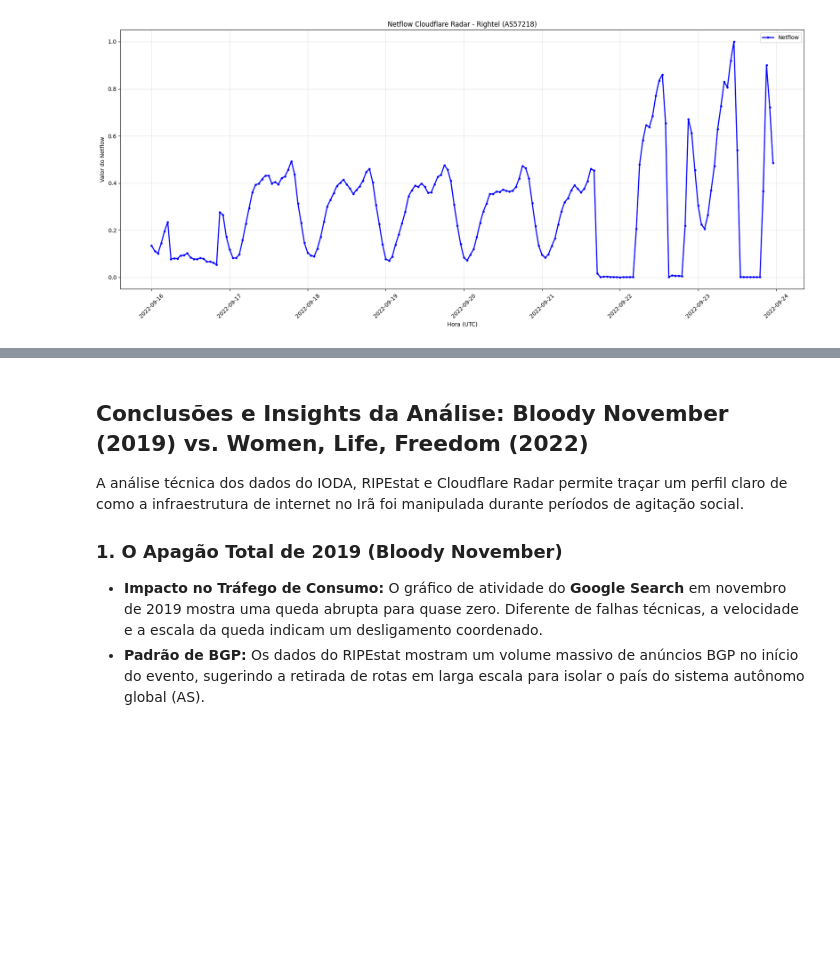
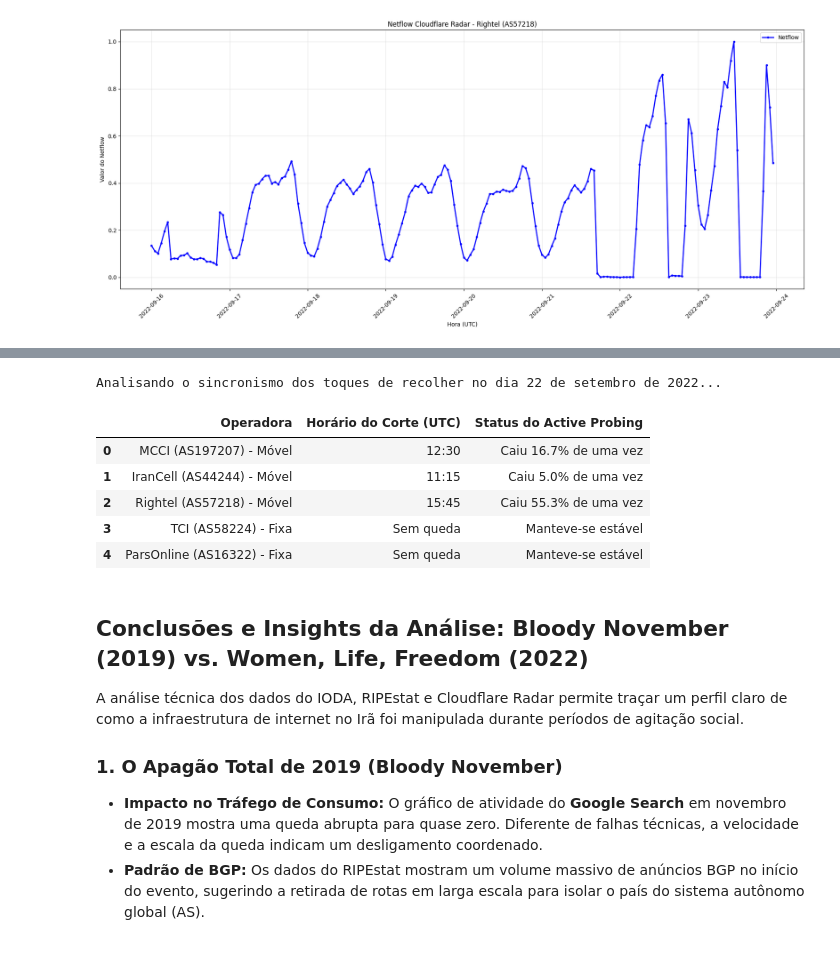
Before and after one commit to arthmelo/bgp-iran-protests-analysis, a Jupyter notebook: scripts/graficos_e_metricas.ipynb, the cells around one changed output, grey strips where cells are left out. Cells and saved outputs as stored; diff of their text form; code cells hidden in the pictures; blank space fills up the shorter version.

```diff
--- a/scripts/graficos_e_metricas.ipynb
+++ b/scripts/graficos_e_metricas.ipynb
@@ -136,3 +204,61 @@ plt.show()
+# %%
+from IPython.display import display
+
+base_path = '/content/data/2022_mahsa_amini/api-ioda/'
+
+arquivos_operadoras = {
+    'MCCI (AS197207) - Móvel': f'{base_path}ioda-as197207-(mcci-as)-22-09-16-15-51-normalized.csv',
+    'IranCell (AS44244) - Móvel': f'{base_path}ioda-as44244-(irancell-as)-22-09-16-15-51-normalized.csv',
+    'Rightel (AS57218) - Móvel': f'{base_path}ioda-as57218-(rightel)-22-09-16-15-51-normalized.csv',
+    'TCI (AS58224) - Fixa': f'{base_path}ioda-as58224-(tci)-22-09-16-15-56-normalized.csv',
+    'ParsOnline (AS16322) - Fixa': f'{base_path}ioda-as16322-(parsonline)-22-09-16-15-51-normalized.csv'
+}
+
+resultados_timing = []
+
+print("Analisando o sincronismo dos toques de recolher no dia 22 de setembro de 2022...\n")
+
+for operadora, filepath in arquivos_operadoras.items():
+    try:
+        df = pd.read_csv(filepath)
+        df['Time (UTC)'] = pd.to_datetime(df['Time (UTC)'])
+
+        mask = (df['Time (UTC)'] >= '2022-09-22 10:00:00') & (df['Time (UTC)'] <= '2022-09-22 18:00:00')
+        df_dia22 = df[mask].copy()
+
+        if not df_dia22.empty:
+            df_dia22['Variacao_Trafego'] = df_dia22['Active Probing (#/24s Up)'].diff()
+
+            maior_queda = df_dia22.loc[df_dia22['Variacao_Trafego'].idxmin()]
+
+            if maior_queda['Variacao_Trafego'] < -4.0:
+                horario_queda = maior_queda['Time (UTC)'].strftime('%H:%M')
+                detalhe = f"Caiu {abs(maior_queda['Variacao_Trafego']):.1f}% de uma vez"
+            else:
+                horario_queda = "Sem queda"
+                detalhe = "Manteve-se estável"
+
+            resultados_timing.append({
+                'Operadora': operadora,
+                'Horário do Corte (UTC)': horario_queda,
+                'Status do Active Probing': detalhe
+            })
+
+    except FileNotFoundError:
+        print(f"[ERRO] Arquivo não encontrado para {operadora}.")
+    except Exception as e:
+        print(f"[ERRO] Problema ao processar {operadora}: {e}")
+
+df_resumo = pd.DataFrame(resultados_timing)
+display(df_resumo)
+# %% [output]
+Analisando o sincronismo dos toques de recolher no dia 22 de setembro de 2022...
+|  | Operadora | Horário do Corte (UTC) | Status do Active Probing |
+| 0 | MCCI (AS197207) - Móvel | 12:30 | Caiu 16.7% de uma vez |
+| 1 | IranCell (AS44244) - Móvel | 11:15 | Caiu 5.0% de uma vez |
+| 2 | Rightel (AS57218) - Móvel | 15:45 | Caiu 55.3% de uma vez |
+| 3 | TCI (AS58224) - Fixa | Sem queda | Manteve-se estável |
+| 4 | ParsOnline (AS16322) - Fixa | Sem queda | Manteve-se estável |
 # %% [markdown]
 ## Conclusões e Insights da Análise: Bloody November (2019) vs. Women, Life, Freedom (2022)
 
```
Also changed, not shown: parts of 6 cells of this notebook.
